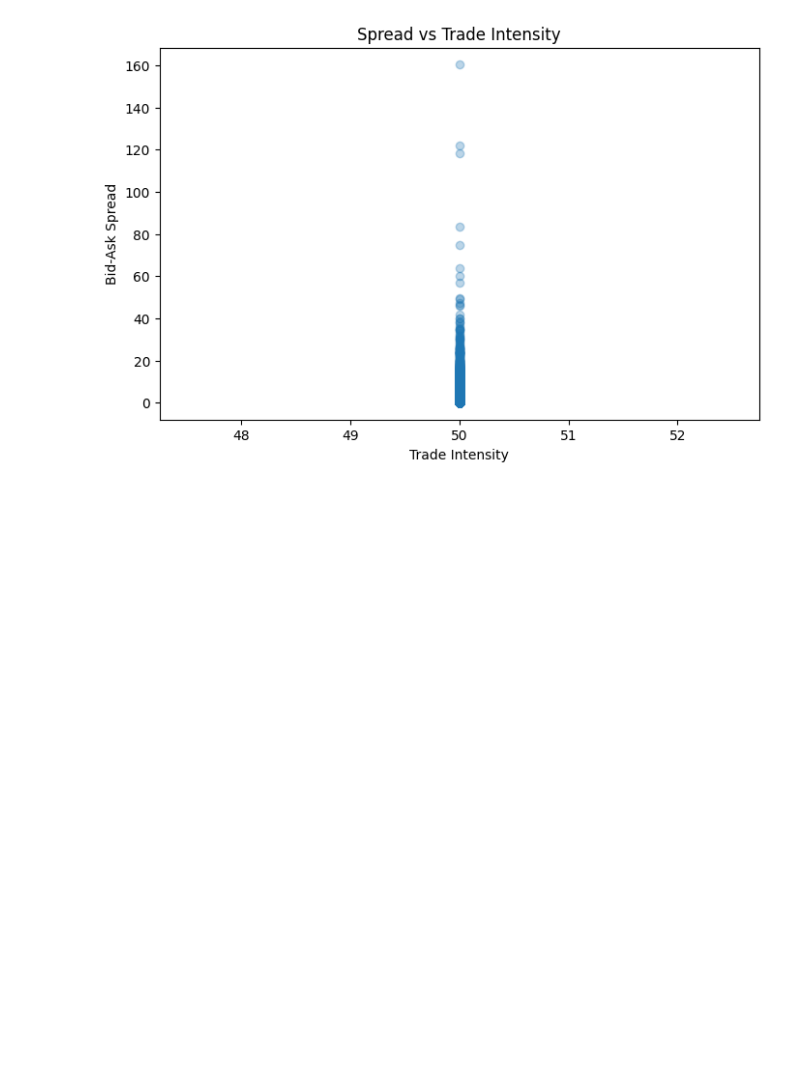
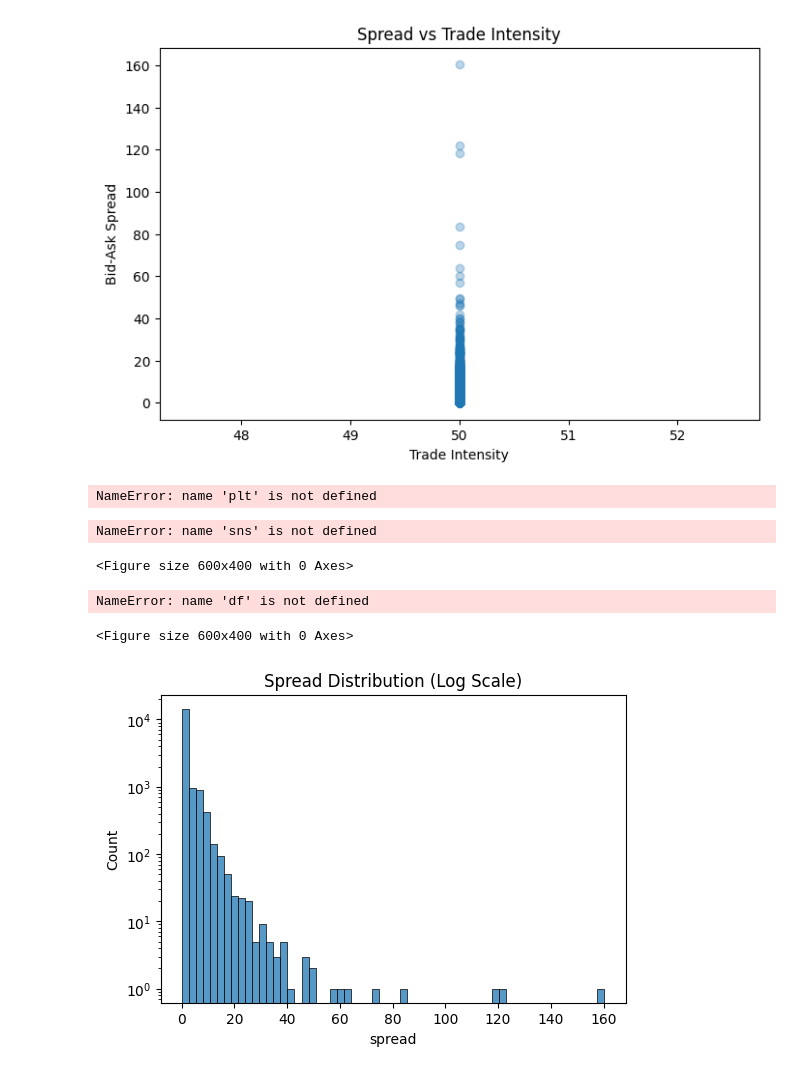
Before and after one commit to pranav2620/financial_time_series_analysis, a Jupyter notebook: notebooks/01_exploratory_analysis.ipynb, the cells around one changed output. Saved outputs shown, nothing was run; the diff lists cells and outputs as text; code cells hidden in the pictures; blank space fills up the shorter version.

Commit message:
Updated notebook and added spread distribution analysis

```diff
--- a/notebooks/01_exploratory_analysis.ipynb
+++ b/notebooks/01_exploratory_analysis.ipynb
@@ -185,3 +185,33 @@ plt.savefig("../reports/figures/spread_vs_trade_intensity.png", dpi=300)
 plt.show()
 # %% [output]
 [figure]
+# %%
+plt.figure(figsize=(6,4))
+
+sns.histplot(df["spread"], bins=60)
+
+plt.yscale("log")
+
+plt.title("Spread Distribution (Log Scale)")
+
+plt.savefig("../reports/figures/spread_distribution.png", dpi=300)
+
+plt.show()
+# %% [output]
+NameError: name 'plt' is not defined
+# %%
+import matplotlib.pyplot as plt
+plt.figure(figsize=(6,4))
+
+sns.histplot(df["spread"], bins=60)
+
+plt.yscale("log")
+
+plt.title("Spread Distribution (Log Scale)")
+
+plt.savefig("../reports/figures/spread_distribution.png", dpi=300)
+
+plt.show()
+# %% [output]
+NameError: name 'sns' is not defined
+<Figure size 600x400 with 0 Axes>
@@ -187,0 +220,39 @@ plt.show()
+# %%
+import matplotlib.pyplot as plt
+import seaborn as sns
+
+plt.figure(figsize=(6,4))
+
+sns.histplot(df["spread"], bins=60)
+
+plt.yscale("log")
+
+plt.title("Spread Distribution (Log Scale)")
+
+plt.savefig("../reports/figures/spread_distribution.png", dpi=300)
+
+plt.show()
+# %% [output]
+NameError: name 'df' is not defined
+<Figure size 600x400 with 0 Axes>
+# %%
+import pandas as pd
+
+df = pd.read_csv("../data/processed/clean_data.csv")
+# %%
+import matplotlib.pyplot as plt
+import seaborn as sns
+
+plt.figure(figsize=(6,4))
+
+sns.histplot(df["spread"], bins=60)
+
+plt.yscale("log")
+
+plt.title("Spread Distribution (Log Scale)")
+
+plt.savefig("../reports/figures/spread_distribution.png", dpi=300)
+
+plt.show()
+# %% [output]
+[figure, added]
```
Also changed, not shown: parts of 1 cell of this notebook.
